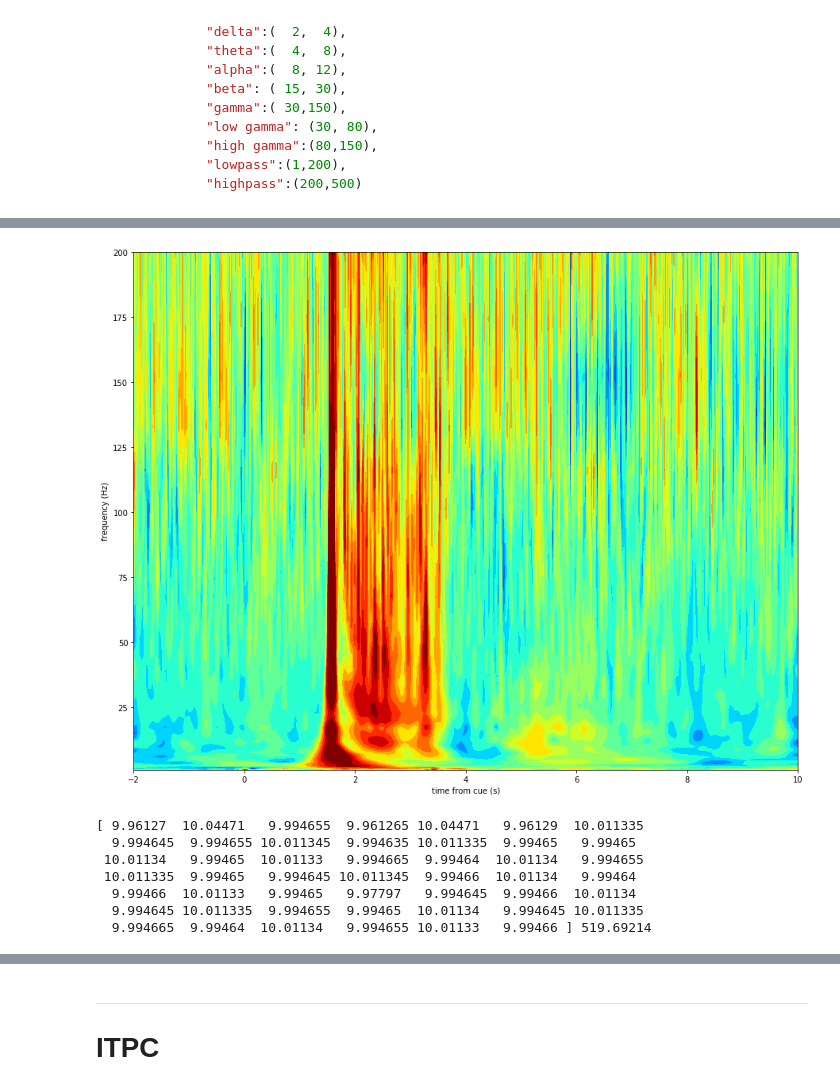
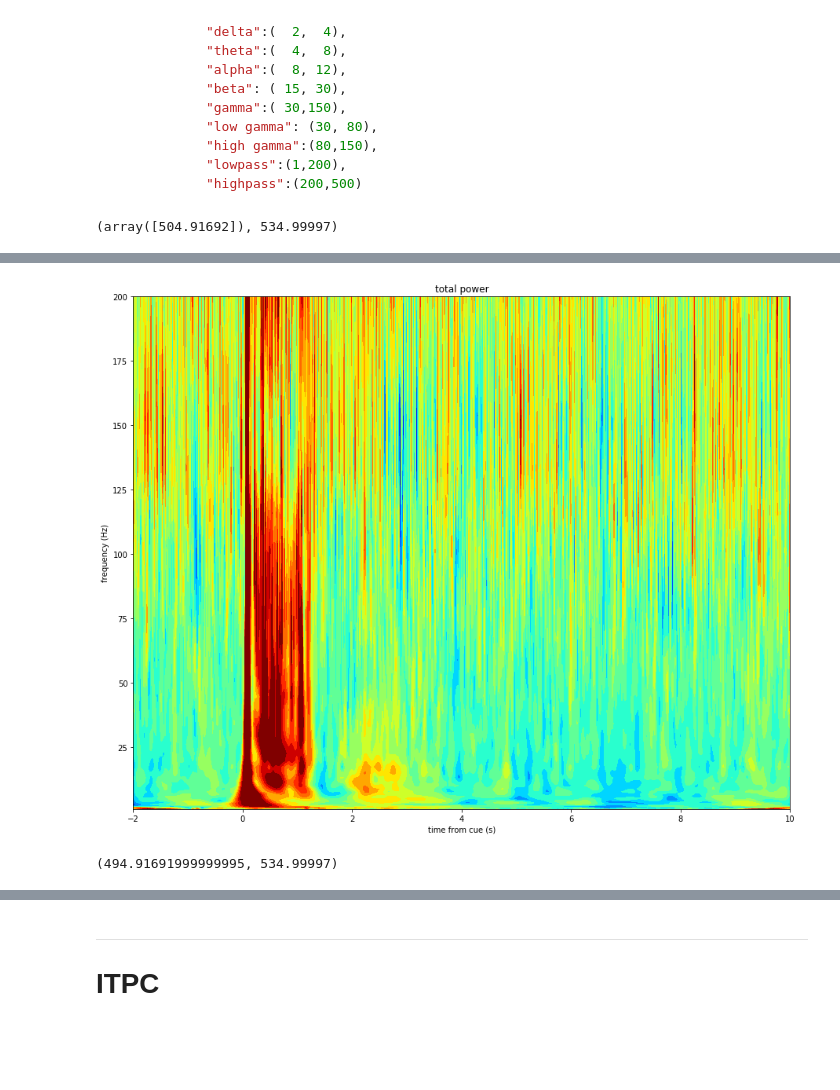
Before and after one commit to ZhangJiayiLab/EEG-Analysis, a Jupyter notebook: python/mouse_tfdomain.ipynb, the cells around one changed output, grey strips where cells are left out. Drawn from its saved outputs; the diff is of its cells as text; code cells hidden in the pictures; blank space fills up the shorter version.

```diff
--- a/python/mouse_tfdomain.ipynb
+++ b/python/mouse_tfdomain.ipynb
@@ -45,5 +46,10 @@ entrain_markers = markers[-1] + np.array([5, 10, 15, 20, 25, 30])*2
+# %%
+entrain_markers, tspec[-1]
+# %% [output]
+(array([504.91692]), 534.99997)
 # %%
-ch_split = general.split_datawithmarker(channel, entrain_markers, (-2, 5), int(fs))
+ch_split = general.split_datawithmarker(channel, entrain_markers, (-2, 10), int(fs))
+ch_split = general.split_datawithmarker(channel, markers, (-2, 10), int(fs))
 # %%
 cutoffband = "lowpass"
 lowcut, highcut = eegFilter.getbandrange(cutoffband)
@@ -52,28 +58,9 @@ rho = 10
 frange = np.logspace(np.log10(lowcut), np.log10(highcut), 40) # 80, 200, 500
 
 # ch_split = general.split_datawithmarker(channel, markers, (-2, 5), fs)
-# %time pxx = stfft.dwt_tf(ch_split[:,::rho], int(fs//rho), frange, reflection=False, zscore=True)
-%time pxx = stfft.dwt_tf(np.transpose(epoch[::rho, :]), int(fs//rho), frange, reflection=True, zscore=True)
+%time pxx = stfft.dwt_tf(ch_split[:,::rho], int(fs//rho), frange, reflection=False, zscore=True)
+# %time pxx = stfft.dwt_tf(np.transpose(epoch[::rho, :]), int(fs//rho), frange, reflection=True, zscore=True)
 # %time pxx = dwt_tf(epoch, fs, frange)
-
-# plt.figure()
-# fig, ax1 = plt.subplots()
-# fig.set_figheight(5)
-# fig.set_figwidth(10)
-
-# cont = ax1.contourf(np.linspace(-2,5,int(fs)//rho), frange, pxx, 40, cmap=plt.get_cmap("jet"))
-# ax1.set_xlim([tspec[0], tspec[-1]])
-# ax1.set_ylabel("frequency (Hz)")
-# # cont.set_clim(-1, 2)
-
-# ax2 = ax1.twinx()
-# ax2.plot(np.linspace(-2,5,int(fs)//rho), np.mean(pxx,0),'k', linewidth=2)
-# ax2.set_ylabel("normalized analytic amplitude")
-
-# fig.tight_layout()
-# plt.show()
-
-# plt.close('all')
 
 # tf domain
 plt.figure(figsize=(15,12))
@@ -81,7 +68,10 @@ plt.contourf(np.linspace(-2,10,np.size(pxx, 1)), frange, pxx, 40, cmap=plt.get_c
 plt.xlabel("time from cue (s)")
 plt.ylabel("frequency (Hz)")
 plt.clim([-3,3])
+plt.title("total power")
+
+plt.savefig("mouse-10-3-grating-0-200.png")
 plt.show()
-# plt.savefig("mouse-1-5-entrain-0-30.png")
-# plt.savefig("occipital_demo_noentrain_grating_tf_0_80.eps")
+
+plt.close('all')
 # %% [output]
@@ -90,13 +80,7 @@ Wall time: 3.91 s
-[figure, old version]
+[figure, new version]
-# %%
-print(np.diff(markers), tspec[-1])
-# %% [output]
-[ 9.96127  10.04471   9.994655  9.961265 10.04471   9.96129  10.011335
-  9.994645  9.994655 10.011345  9.994635 10.011335  9.99465   9.99465
- 10.01134   9.99465  10.01133   9.994665  9.99464  10.01134   9.994655
- 10.011335  9.99465   9.994645 10.011345  9.99466  10.01134   9.99464
-  9.99466  10.01133   9.99465   9.97797   9.994645  9.99466  10.01134
-  9.994645 10.011335  9.994655  9.99465  10.01134   9.994645 10.011335
-  9.994665  9.99464  10.01134   9.994655 10.01133   9.99466 ] 519.69214
+# %%
+markers[-1], tspec[-1]
+# %% [output]
+(494.91691999999995, 534.99997)
 # %%
 rho = 10
```
Also changed, not shown: parts of 9 cells of this notebook, 20 other files.
